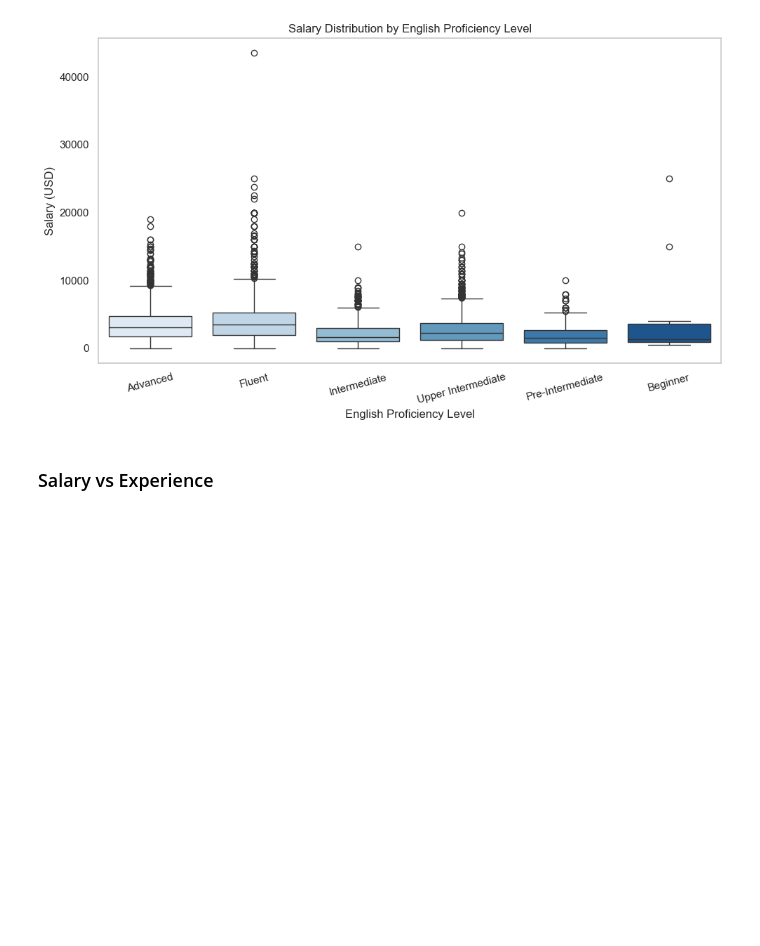
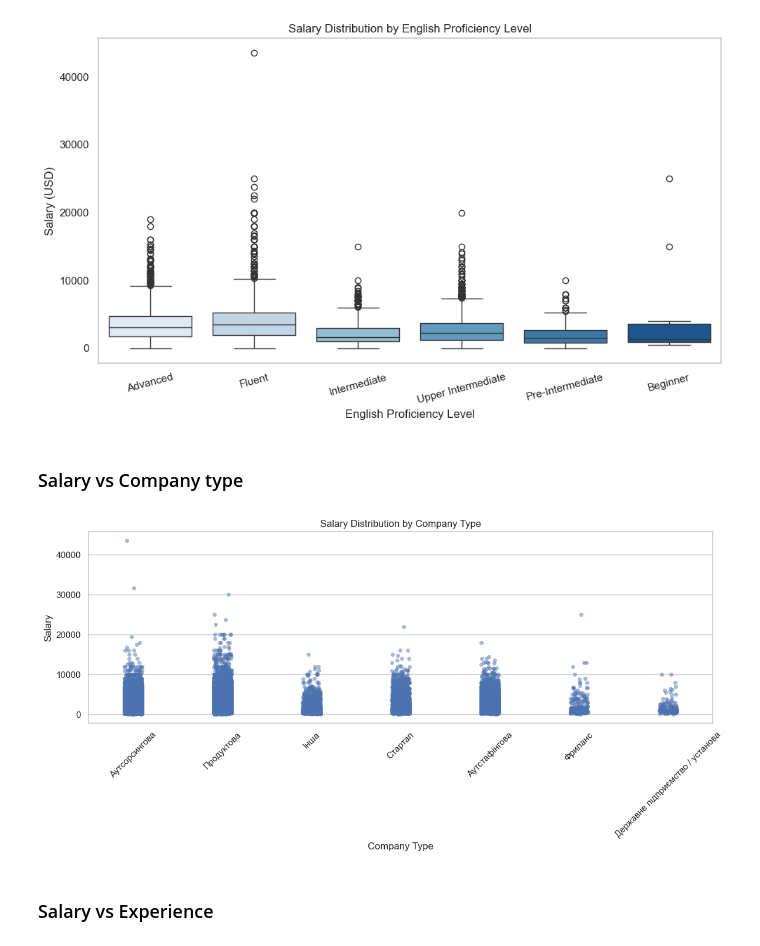
Before and after one commit to Danylo-Ik/Econometrics-Project-IT, a Jupyter notebook: it_salaries.ipynb, the cells around one changed output. Saved outputs shown, nothing was run; the diff lists cells and outputs as text; code cells hidden in the pictures; blank space fills up the shorter version.

```diff
--- a/it_salaries.ipynb
+++ b/it_salaries.ipynb
@@ -244,6 +244,24 @@ Passing `palette` without assigning `hue` is deprecated and will be removed in v
 
   sns.boxplot(data=df, x='english_label', y='salary', palette='Blues')
 [figure]
+# %% [markdown]
+### Salary vs Company type
+# %%
+sns.set(style="whitegrid")
+
+plt.figure(figsize=(12, 6))
+ax = sns.stripplot(data=df_all, x='company_type', y='salary', jitter=True, alpha=0.5)
+
+
+
+plt.title("Salary Distribution by Company Type")
+plt.xlabel("Company Type")
+plt.ylabel("Salary")
+plt.xticks(rotation=45)
+plt.tight_layout()
+plt.show()
+# %% [output]
+[figure, added]
 # %% [markdown]
 ### Salary vs Experience
 # %%
```
Also changed, not shown: parts of 15 cells of this notebook.
